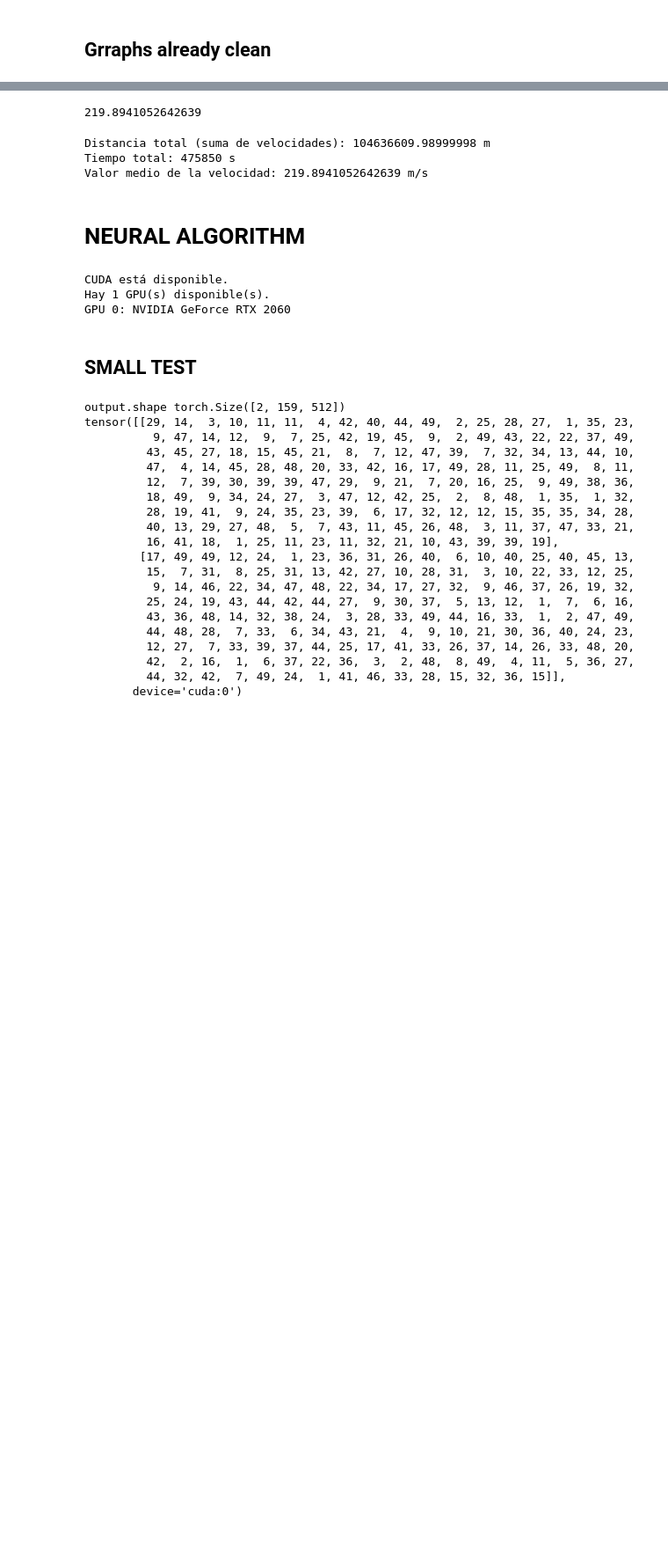
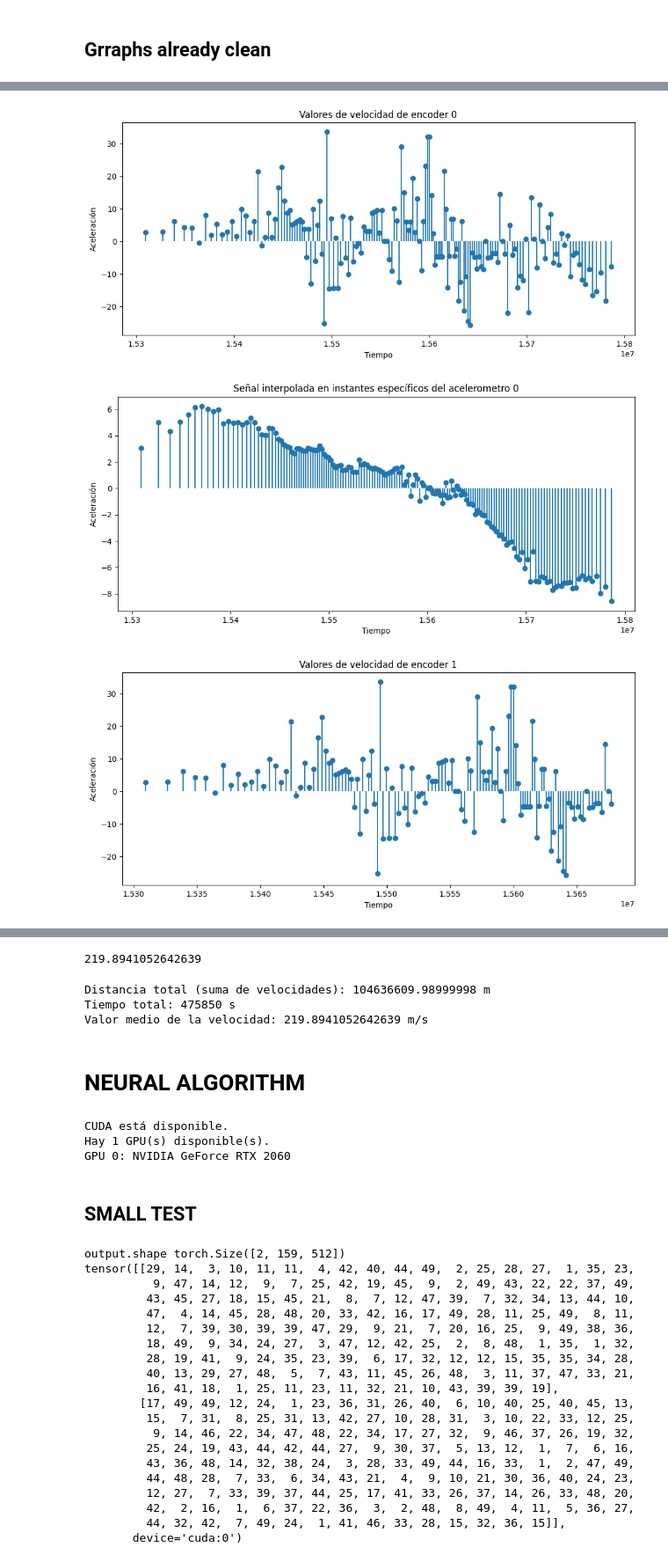
Before and after one commit to Daniesmor/neural_adr_encoder, a Jupyter notebook: time_based_measures.ipynb, the cells around one changed output, grey strips where cells are left out. Shown at 88% size. Cells and saved outputs as stored; diff of their text form; code cells hidden in the pictures; blank space fills up the shorter version.

```diff
--- a/time_based_measures.ipynb
+++ b/time_based_measures.ipynb
@@ -382,0 +381,26 @@ print(total_time)
+# %%
+
+def plot_summaries(df, idx):
+    # Convierte los datos de tiempo y aceleración a arreglos de numpy
+    plt.figure(figsize=(12, 5))
+    plt.stem(df['encoder_times'], df['encoder_accel'], basefmt=" ")
+    plt.xlabel('Tiempo')
+    plt.ylabel('Aceleración')
+    plt.title(f'Valores de velocidad de encoder {idx}')
+    plt.show()
+
+
+    plt.figure(figsize=(12, 5))
+    plt.stem(df['encoder_times'], df['filtered'], basefmt=" ")
+    plt.xlabel('Tiempo')
+    plt.ylabel('Aceleración')
+    plt.title(f'Señal interpolada en instantes específicos del acelerometro {idx}')
+    plt.show()
+
+
+for idx, df in enumerate(extended_df):
+    plot_summaries(df, idx)
+# %% [output]
+[figure, added]
+[figure, added]
+[figure, added]
```
Also changed, not shown: parts of 14 cells of this notebook, 2 other files.
